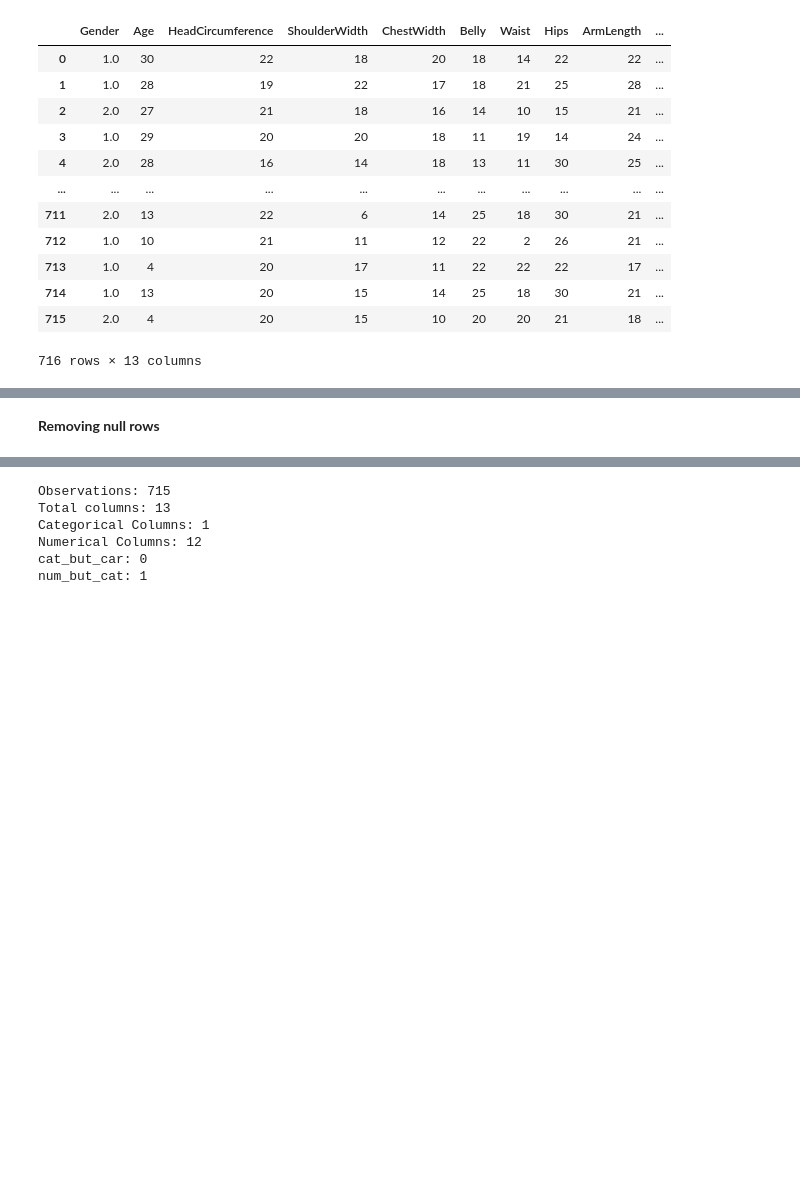
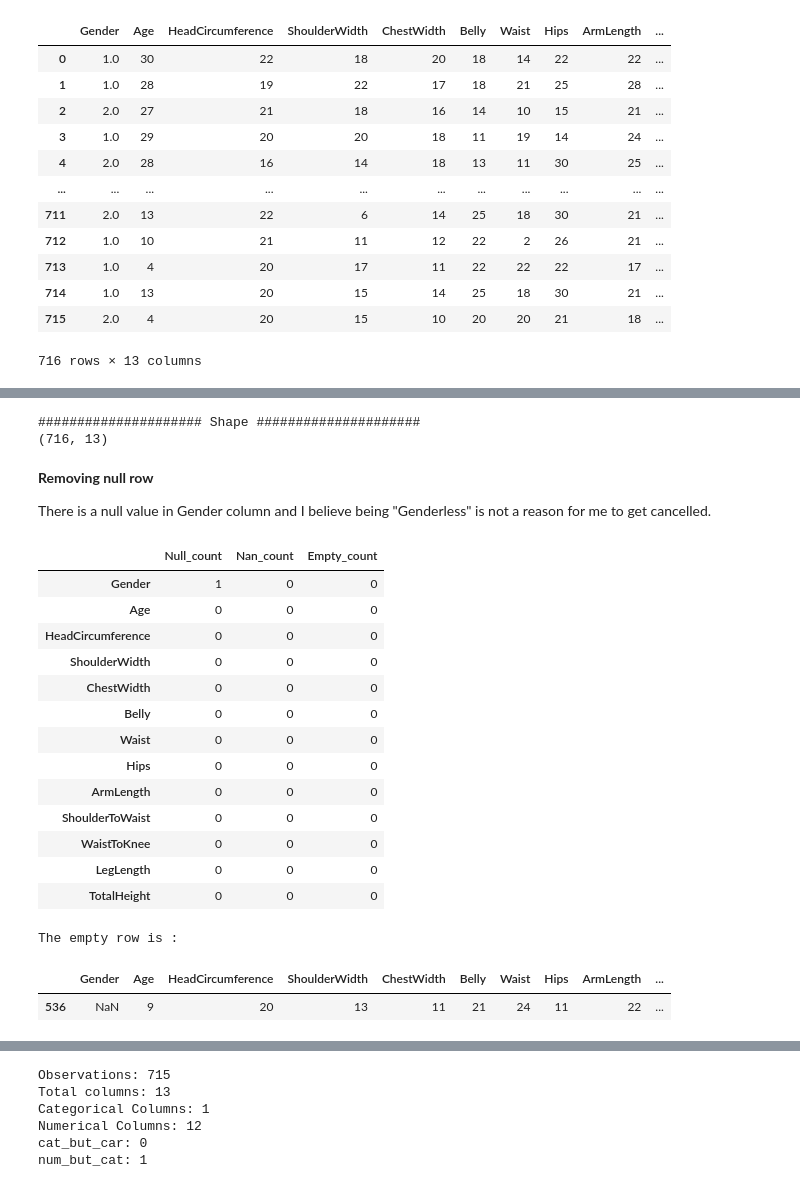
Before and after one commit to hasancatalgol/body_measurement_prediction, a Jupyter notebook: body_measurement_prediction.ipynb, the cells around one changed output, grey strips where cells are left out. Cells and saved outputs as stored; diff of their text form; code cells hidden in the pictures; blank space fills up the shorter version.

```diff
--- a/body_measurement_prediction.ipynb
+++ b/body_measurement_prediction.ipynb
@@ -96,3 +90,48 @@ TotalHeight            int64                          0
+# %%
+    print("##################### Shape #####################")
+    print(df.shape)
+# %% [output]
+##################### Shape #####################
+(716, 13)
+# %% [markdown]
+**Removing null row**
+
+There is a null value in Gender column and I believe being "Genderless" is not a reason for me to get cancelled.
+# %%
+def count_missing_value(dataframe):
+    null_count = dataframe.isnull().sum()
+    nan_count = ((dataframe == 'nan') | (dataframe =='NaN') | (dataframe =='Nan')).sum()
+    empty_count = ((dataframe == ' ') | (dataframe == '')).sum()
+    abc = pd.DataFrame({
+        'Null_count' : null_count,
+        'Nan_count' : nan_count,
+        'Empty_count' : empty_count
+     })
+    return abc
+count_missing_value(df)
+# %% [output]
+|  | Null_count | Nan_count | Empty_count |
+| Gender | 1 | 0 | 0 |
+| Age | 0 | 0 | 0 |
+| HeadCircumference | 0 | 0 | 0 |
+| ShoulderWidth | 0 | 0 | 0 |
+| ChestWidth | 0 | 0 | 0 |
+| Belly | 0 | 0 | 0 |
+| Waist | 0 | 0 | 0 |
+| Hips | 0 | 0 | 0 |
+| ArmLength | 0 | 0 | 0 |
+| ShoulderToWaist | 0 | 0 | 0 |
+| WaistToKnee | 0 | 0 | 0 |
+| LegLength | 0 | 0 | 0 |
+| TotalHeight | 0 | 0 | 0 |
+# %%
+null_value_row = df.loc[df.Gender.isnull()]
+print('The empty row is : \n')
+null_value_row
+# %% [output]
+The empty row is :
+|  | Gender | Age | HeadCircumference | ShoulderWidth | ChestWidth | Belly | Waist | Hips | ArmLength | ... |
+| 536 | NaN | 9 | 20 | 13 | 11 | 21 | 24 | 11 | 22 | ... |
 # %%
 # Percentile list
 perc = [.00, .05, .20, .40, .50, .60, .80, .90, .95, 1.0]
@@ -118,8 +157,6 @@ df.describe(percentiles = perc, include = include)
 | 95% | 2.000000 | 38.250000 | 26.000000 | 20.000000 | 27.000000 | 34.000000 | 37.000000 | 37.000000 | 27.000000 | ... |
 | 100% | 2.000000 | 68.000000 | 80.000000 | 87.000000 | 38.000000 | 213.000000 | 91.000000 | 63.000000 | 66.000000 | ... |
 | max | 2.000000 | 68.000000 | 80.000000 | 87.000000 | 38.000000 | 213.000000 | 91.000000 | 63.000000 | 66.000000 | ... |
-# %% [markdown]
-**Removing null rows**
 # %%
 df.dropna(inplace = True)
 df
```
Also changed, not shown: parts of 4 cells of this notebook.
